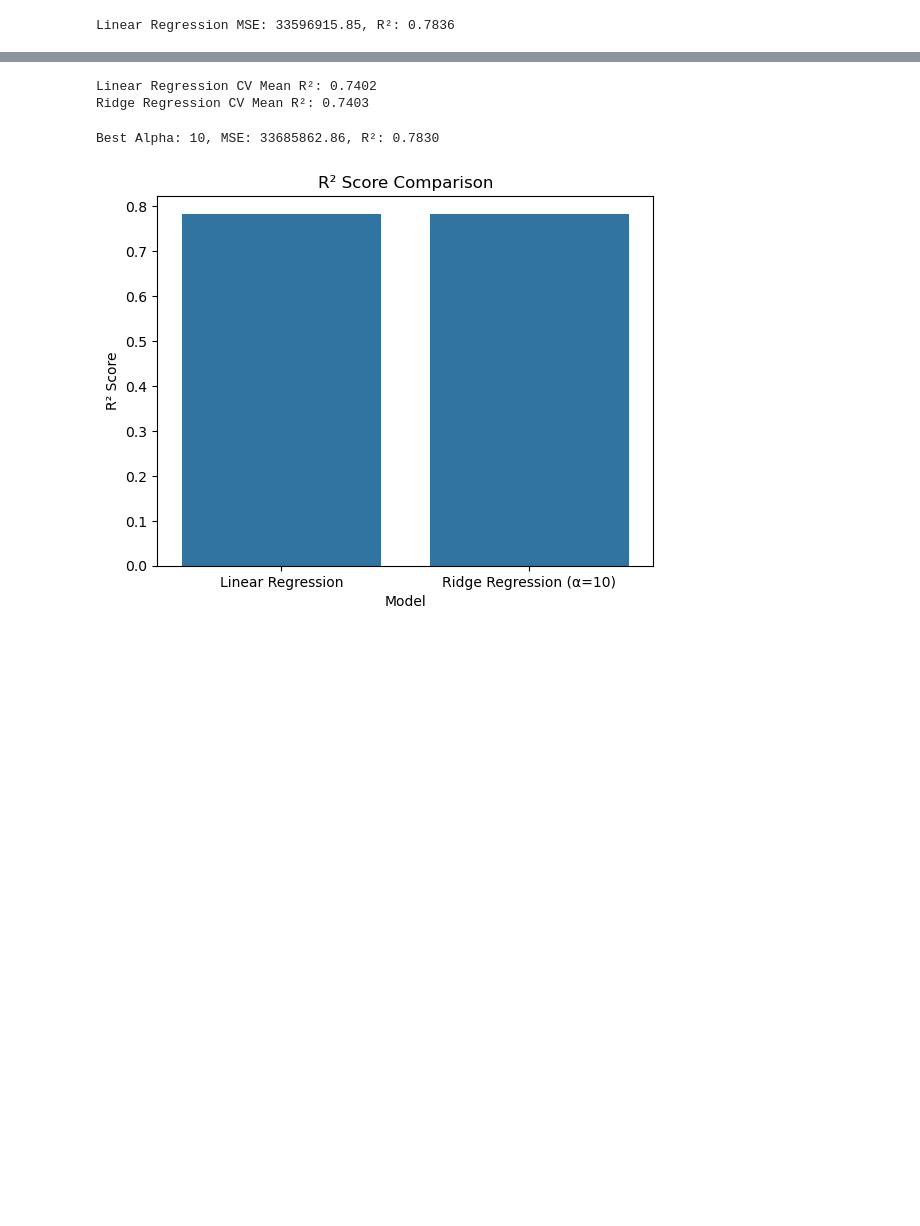
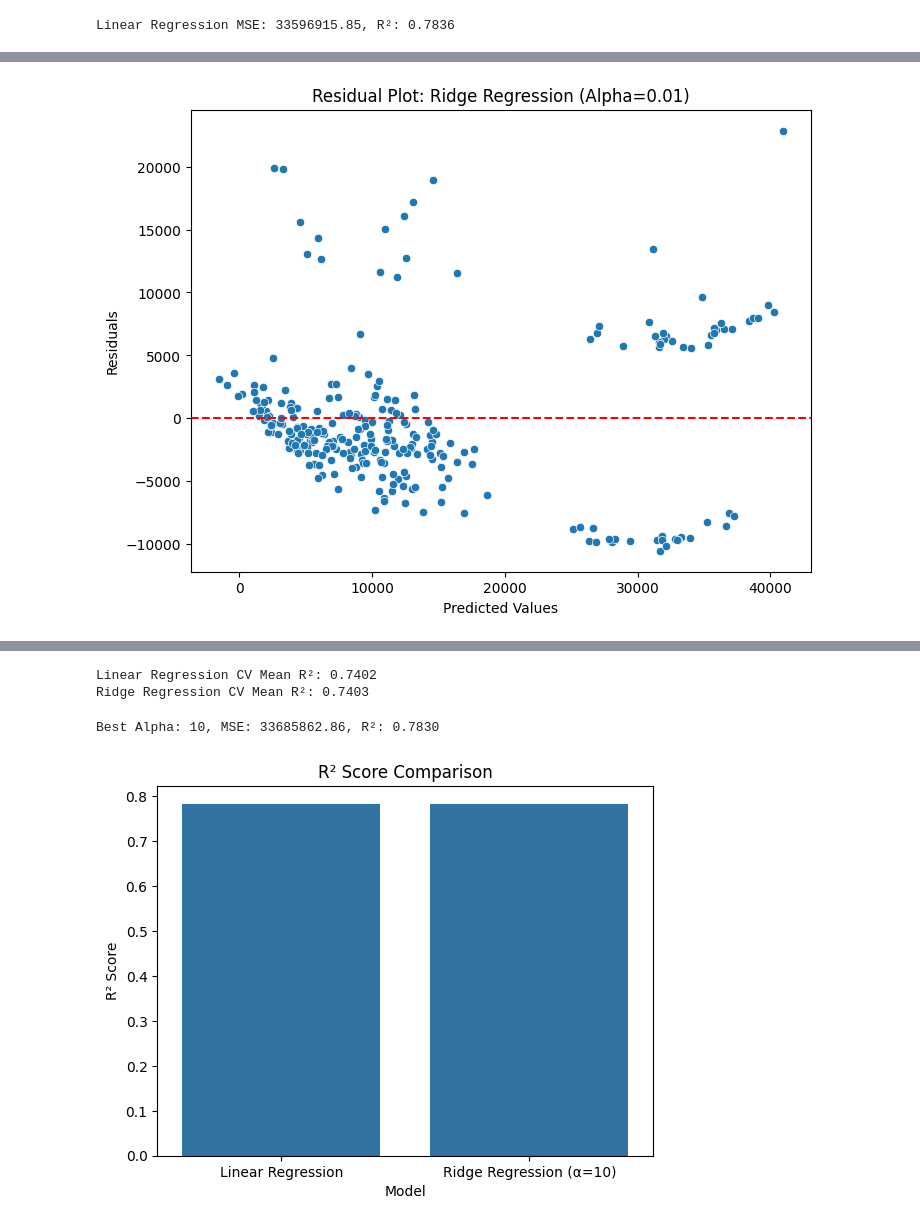
Before and after one commit to dcsweezy/Exploring-Linear-and-Ridge-Regression-with-Cross-Validation_-Group-11, a Jupyter notebook: Linear_and_Ridge_Regression_with_CrossValidation.ipynb, the cells around one changed output, grey strips where cells are left out. Drawn from its saved outputs; the diff is of its cells as text; code cells hidden in the pictures; blank space fills up the shorter version.

```diff
--- a/Linear_and_Ridge_Regression_with_CrossValidation.ipynb
+++ b/Linear_and_Ridge_Regression_with_CrossValidation.ipynb
@@ -106,0 +197,13 @@ ridge_df
+# %%
+# 6.1 Residuals for Ridge Regression (best alpha)
+residuals_ridge = y_test - y_pred_ridge_best
+
+plt.figure(figsize=(8,6))
+sns.scatterplot(x=y_pred_ridge_best, y=residuals_ridge)
+plt.axhline(0, color='red', linestyle='--')
+plt.xlabel("Predicted Values")
+plt.ylabel("Residuals")
+plt.title(f"Residual Plot: Ridge Regression (Alpha={best_alpha})")
+plt.show()
+# %% [output]
+[figure, added]
```
Also changed, not shown: parts of 18 cells of this notebook.
